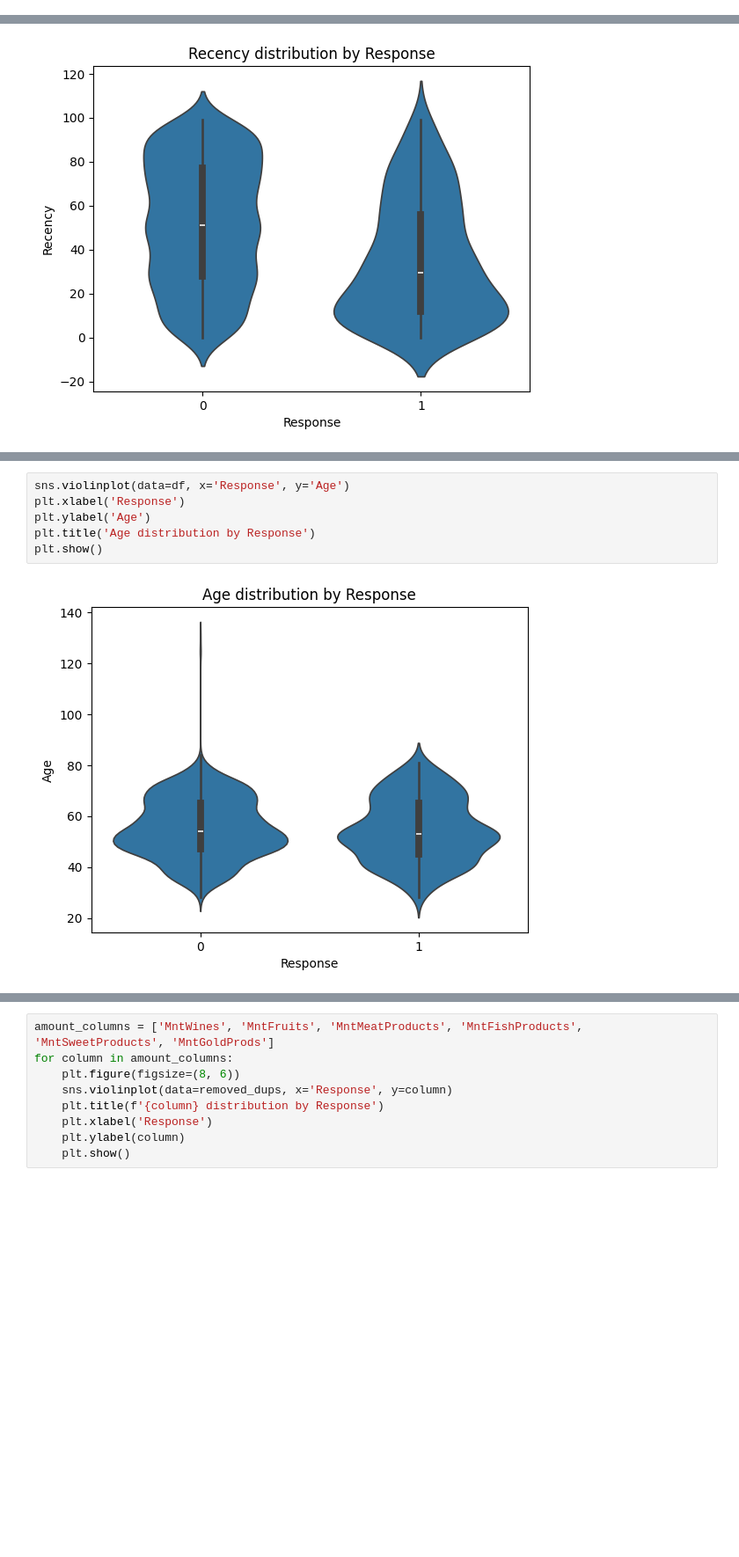
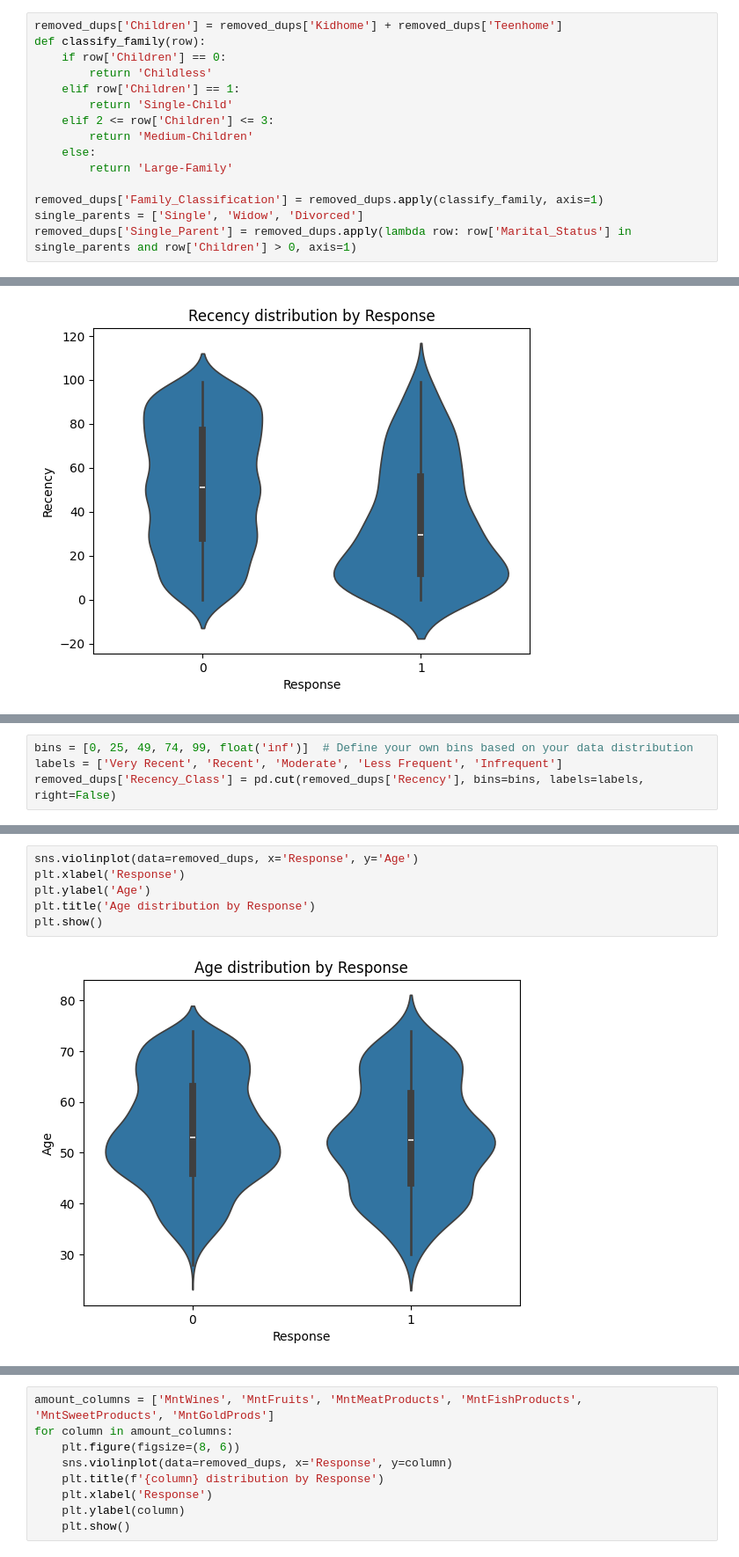
Before and after one commit to Ronan-Daliuag/Determining-Leads, a Jupyter notebook: Padrejuan-Data-Profiling.ipynb, the cells around one changed output, grey strips where cells are left out. Shown at 88% size. Saved outputs shown, nothing was run; the diff lists cells and outputs as text; blank space fills up the shorter version.

```diff
--- a/Padrejuan-Data-Profiling.ipynb
+++ b/Padrejuan-Data-Profiling.ipynb
@@ -392,3 +392,18 @@ Try using .loc[row_indexer,col_indexer] = value instead
 See the caveats in the documentation: https://pandas.pydata.org/pandas-docs/stable/user_guide/indexing.html#returning-a-view-versus-a-copy
   removed_dups['Household'] = removed_dups['Teenhome'] + removed_dups['Kidhome']
 [figure]
+# %%
+removed_dups['Children'] = removed_dups['Kidhome'] + removed_dups['Teenhome']
+def classify_family(row):
+    if row['Children'] == 0:
+        return 'Childless'
+    elif row['Children'] == 1:
+        return 'Single-Child'
+    elif 2 <= row['Children'] <= 3:
+        return 'Medium-Children'
+    else:
+        return 'Large-Family'
+
+removed_dups['Family_Classification'] = removed_dups.apply(classify_family, axis=1)
+single_parents = ['Single', 'Widow', 'Divorced']
+removed_dups['Single_Parent'] = removed_dups.apply(lambda row: row['Marital_Status'] in single_parents and row['Children'] > 0, axis=1)
@@ -402,0 +477,4 @@ plt.show() # it seems that Customers with less Recency avail the promo more inte
+# %%
+bins = [0, 25, 49, 74, 99, float('inf')]  # Define your own bins based on your data distribution
+labels = ['Very Recent', 'Recent', 'Moderate', 'Less Frequent', 'Infrequent']
+removed_dups['Recency_Class'] = pd.cut(removed_dups['Recency'], bins=bins, labels=labels, right=False)
@@ -403,8 +498,8 @@ plt.show() # it seems that Customers with less Recency avail the promo more inte
 # %%
-sns.violinplot(data=df, x='Response', y='Age')
+sns.violinplot(data=removed_dups, x='Response', y='Age')
 plt.xlabel('Response')
 plt.ylabel('Age')
 plt.title('Age distribution by Response')
 plt.show()
 # %% [output]
-[figure, old version]
+[figure, new version]
```
Also changed, not shown: parts of 16 cells of this notebook, 3 other files.
